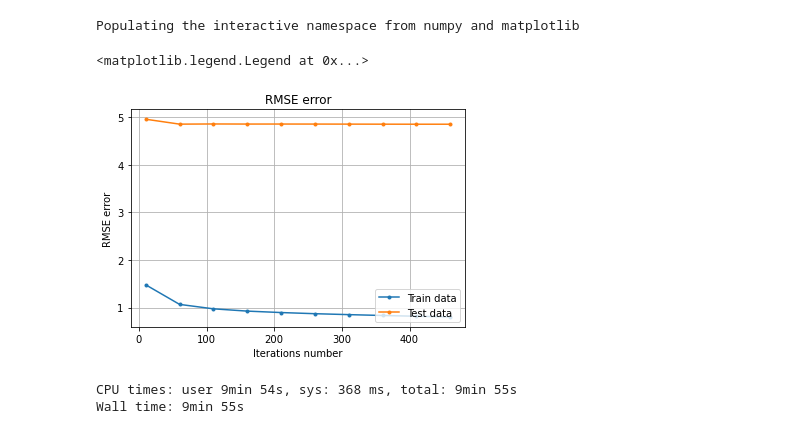
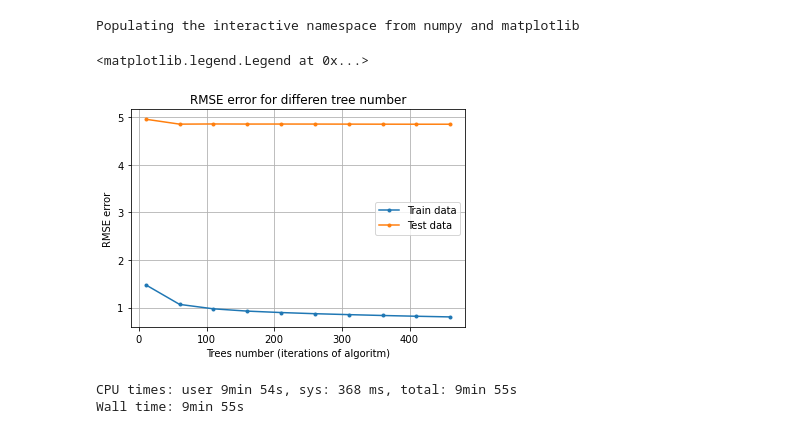
Before and after one commit to daria-popova/coursera_ML, a Jupyter notebook: week2-4/task2_grad_boosting.ipynb, the cells around one changed output. Cells and saved outputs as stored; diff of their text form; code cells hidden in the pictures.

```diff
--- a/week2-4/task2_grad_boosting.ipynb
+++ b/week2-4/task2_grad_boosting.ipynb
@@ -197,14 +197,14 @@ Populating the interactive namespace from numpy and matplotlib
 # %%
 pylab.plot(iters, train_err, marker='.', label='Train data')
 pylab.plot(iters, test_err, marker='.', label='Test data')
 pylab.grid(True)
-pylab.xlabel('Iterations number')
+pylab.xlabel('Trees number (iterations of algoritm)')
 pylab.ylabel('RMSE error')
-pylab.title('RMSE error')
-pylab.legend(loc='lower right')
+pylab.title('RMSE error for differen tree number')
+pylab.legend(loc='best')
 # %% [output]
 <matplotlib.legend.Legend at 0x...>
-[figure, old version]
+[figure, new version]
 # %%
 %%time
 #рост числа деревьев
```
Also changed, not shown: parts of 3 cells of this notebook.
